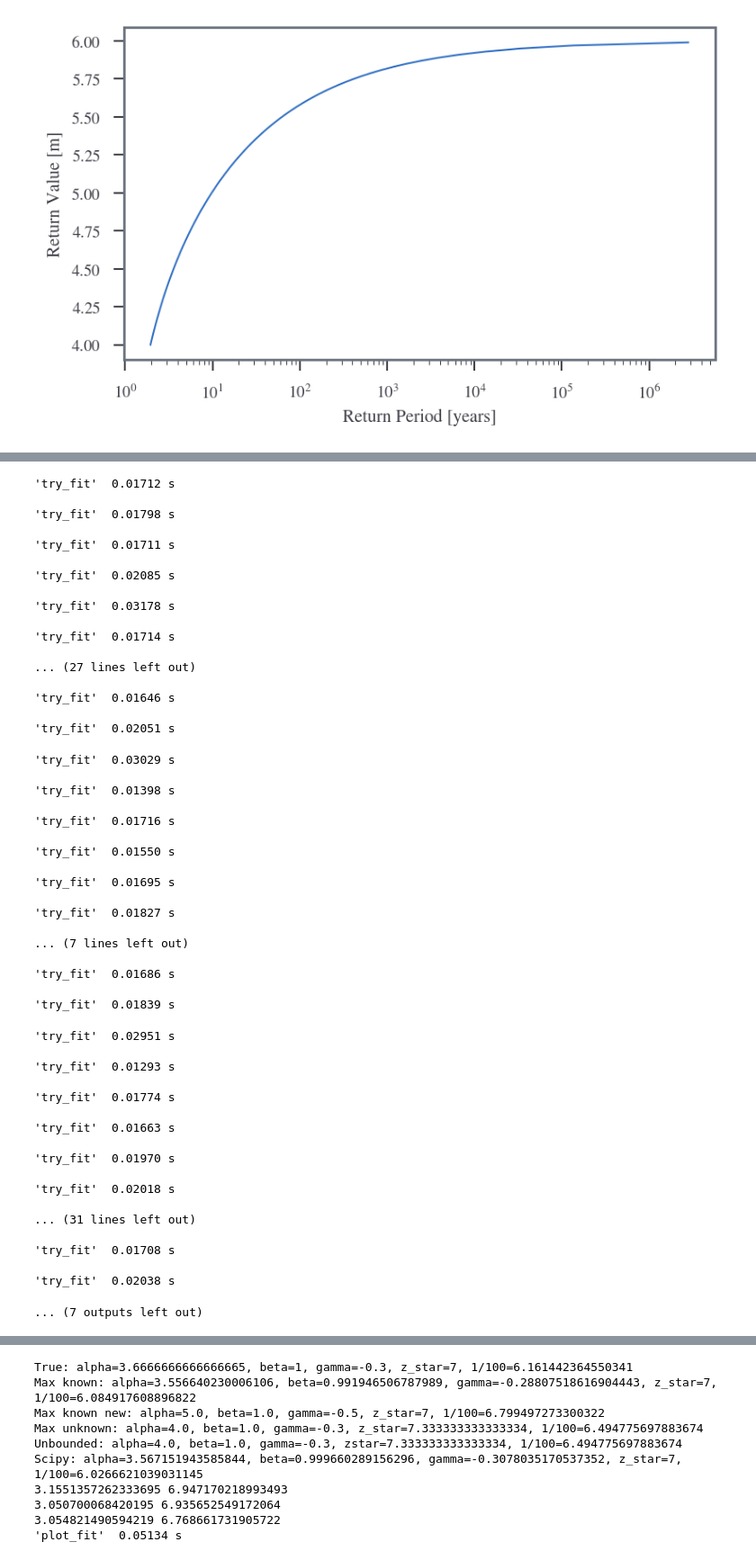
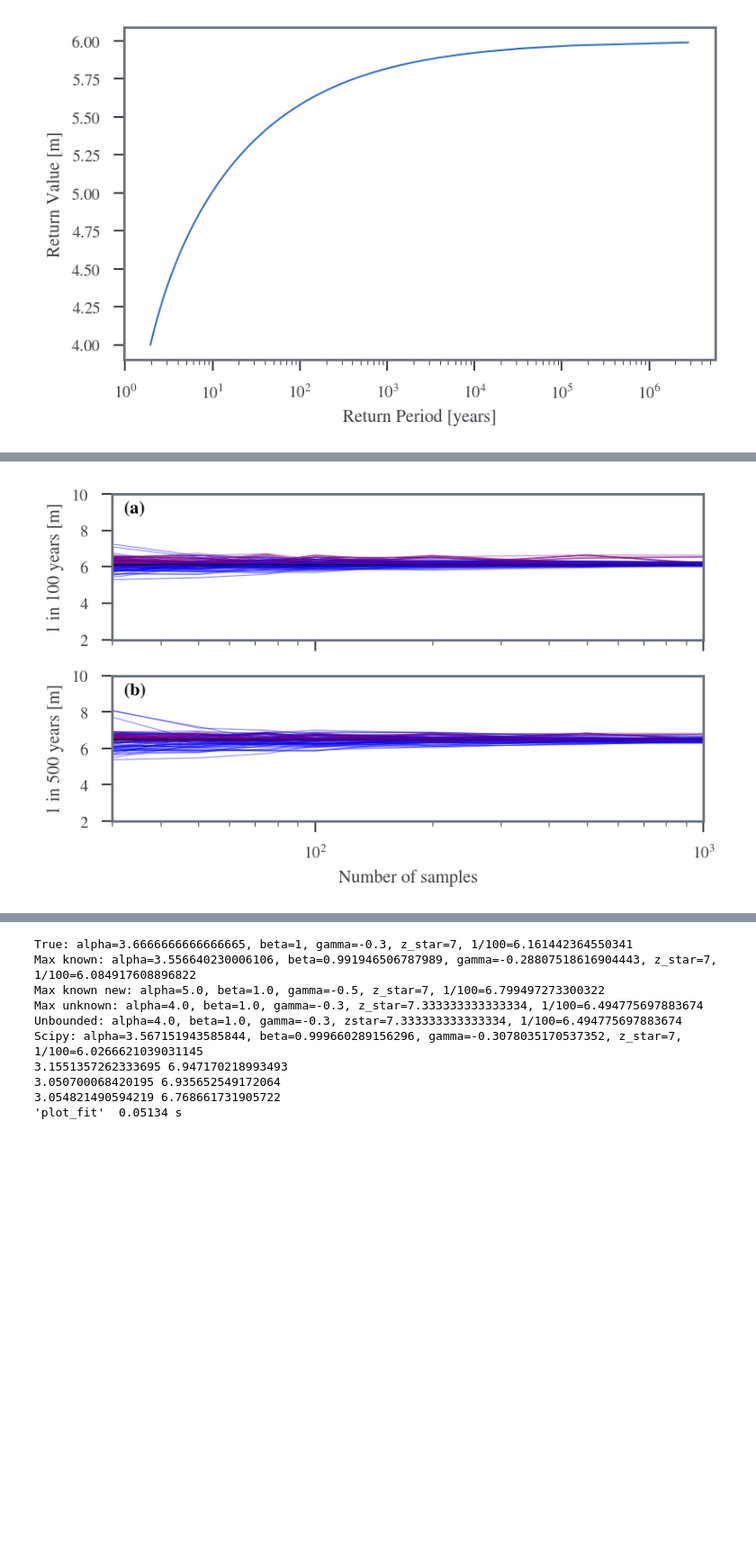
Before and after one commit to sdat2/PotentialHeight, a Jupyter notebook: ipynb/05-02-evt.ipynb, the cells around one changed output, grey strips where cells are left out. Shown at 90% size. Saved outputs shown, nothing was run; the diff lists cells and outputs as text; code cells hidden in the pictures; blank space fills up the shorter version.

```diff
--- a/ipynb/05-02-evt.ipynb
+++ b/ipynb/05-02-evt.ipynb
@@ -298,6 +299,7 @@ def plot_fit(
 ) -> None:
     np.random.seed(seed)
     alpha = alpha_from_z_star_beta_gamma(z_star, beta, gamma)
+    # create the synthetic data/observations
     zs = gen_samples_from_gev(z_star, beta, gamma, n)
     bg_beta, bg_gamma = min_ll_bg(zs, z_star)
     bg_alpha = alpha_from_z_star_beta_gamma(z_star, bg_beta, bg_gamma)
@@ -345,7 +347,7 @@ def plot_fit(
     plt.legend()
 
 
-@timeit
+# @timeit
 def try_fit(
     z_star: float = 7, beta: float = 4, gamma: float = -0.1, n: int = 40, seed: int = 42,
     quantiles=[1/100, 1/200]
@@ -360,20 +362,22 @@ def try_fit(
     return genextreme.isf(quantiles, c=-gamma, loc=alpha, scale=beta), genextreme.isf(quantiles, c=-bg_gamma, loc=bg_alpha, scale=bg_beta), genextreme.isf(quantiles, c=-s_gamma, loc=s_alpha, scale=s_beta)
 
 
-def try_fits(z_star=7, beta=1, gamma=-0.3, seed=100, ns=[30, 50, 100, 200,  500, 1000]):
+def try_fits(z_star=7, beta=1, gamma=-0.3, seed=100, ns=[20, 30, 40, 50, 60, 75, 100, 200, 500, 1000]):
     results = []
     for n in ns:
         results.append(try_fit(z_star=z_star, beta=beta, gamma=gamma, n=n, quantiles=[1/100, 1/500], seed=seed))
-    return xr.Dataset(data_vars={"rv": (("number", "fit", "rp"),(np.array(results)), {"units": "m"})}, coords={"number": ns, "fit": ["true", "max_known", "scipy"], "rp": (("rp"), [100, 500],{"units":"years"} )})["rv"]
+    return xr.Dataset(data_vars={"rv": (("number", "fit", "rp", "seed"),np.expand_dims(np.array(results), -1), {"units": "m"})}, coords={"number": ns, "fit": ["true", "max_known", "scipy"], "rp": (("rp"), [100, 500], {"units": "years"}), "seed": (("seed"), [seed])})["rv"]
 
 
 # try_fit(z_star=7, beta=4, gamma=-0.5, n=100)
 # %%
 from sithom.plot import plot_defaults, label_subplots
-#res = try_fits()
-#res
+# res = try_fits()
+# res
+res_ds_list = []
 fig, axs = plt.subplots(2, 1,sharey=True, sharex=True)
 seeds = np.linspace(0, 10000, num=50).astype(int)
+
 for seed in seeds:
     res = try_fits(seed=seed)
     numbers = res.number.values
@@ -383,10 +387,16 @@ for seed in seeds:
     axs[1].plot(numbers, res.isel(rp=1, fit=1).values, alpha=0.5, color="purple", linewidth=0.5)
     axs[0].plot(numbers, res.isel(rp=0, fit=2).values, alpha=0.5, color="blue", linewidth=0.5)
     axs[1].plot(numbers, res.isel(rp=1, fit=2).values, alpha=0.5, color="blue", linewidth=0.5)
+    res_ds_list.append(res)
 
 axs[0].set_xlim([30, 1000])
+axs[0].set_ylim([2, 10])
 axs[0].set_ylabel("1 in 100 years [m]")
 axs[1].set_ylabel("1 in 500 years [m]")
 axs[1].set_xlabel("Number of samples")
+# set the x-axis to log scale
+axs[0].set_xscale("log")
 label_subplots(axs)
+res_ds = xr.concat(res_ds_list, dim="seed")
+res_ds
 # %% [output]
@@ -546,52 +420 @@ label_subplots(axs)
-'try_fit'  0.01712 s
-
-'try_fit'  0.01798 s
-
-'try_fit'  0.01711 s
-
-'try_fit'  0.02085 s
-
-'try_fit'  0.03178 s
-
-'try_fit'  0.01714 s
-
-... (27 lines left out)
-
-'try_fit'  0.01646 s
-
-'try_fit'  0.02051 s
-'try_fit'  0.03029 s
-
-'try_fit'  0.01398 s
-
-'try_fit'  0.01716 s
-
-'try_fit'  0.01550 s
-
-'try_fit'  0.01695 s
-
-'try_fit'  0.01827 s
-
-... (7 lines left out)
-
-'try_fit'  0.01686 s
-
-'try_fit'  0.01839 s
-'try_fit'  0.02951 s
-
-'try_fit'  0.01293 s
-
-'try_fit'  0.01774 s
-
-'try_fit'  0.01663 s
-
-'try_fit'  0.01970 s
-
-'try_fit'  0.02018 s
-
-... (31 lines left out)
-
-'try_fit'  0.01708 s
-
-'try_fit'  0.02038 s
-... (7 outputs left out)
+[figure, added]
```
Also changed, not shown: parts of 11 cells of this notebook.
